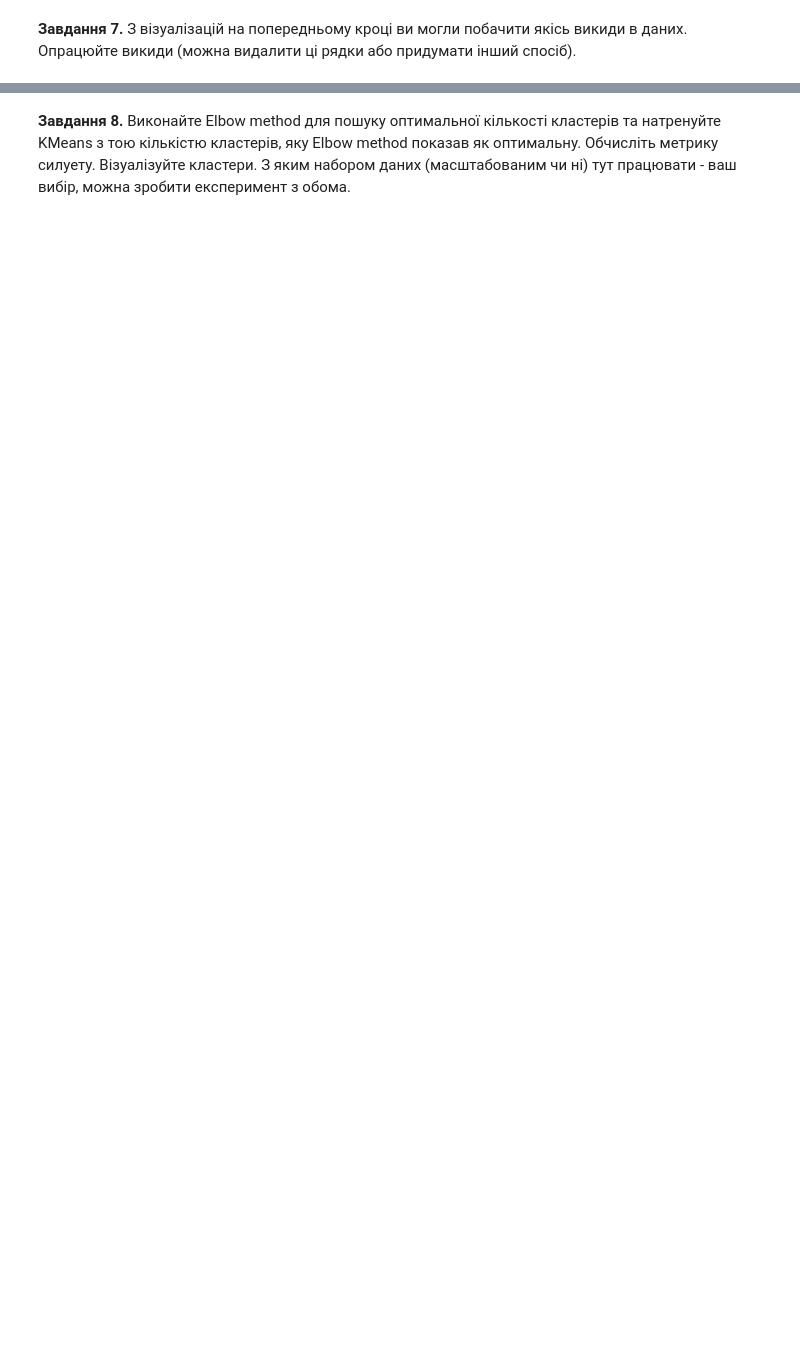
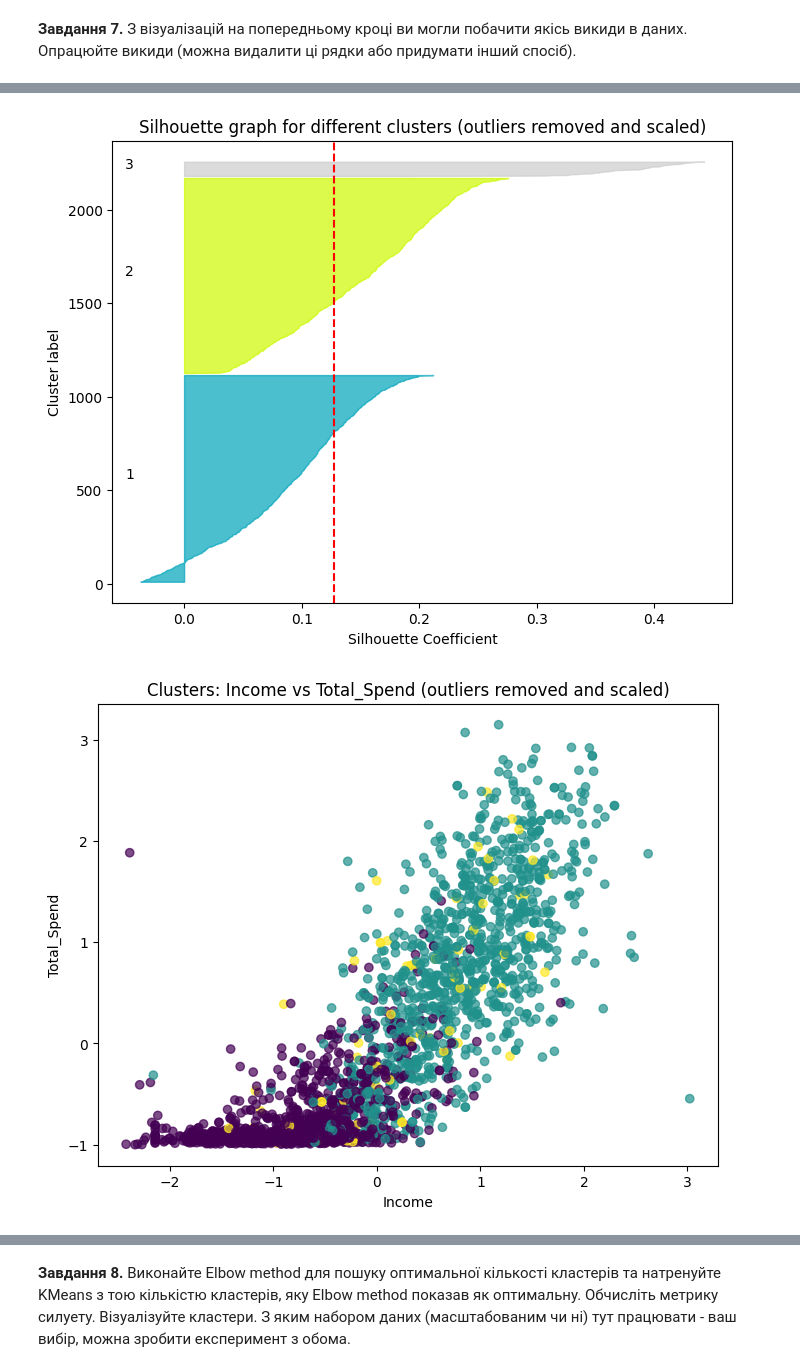
Before and after one commit to Maxstef/data-loves-ml-for-people-course, a Jupyter notebook: notebooks/3_1_clustering/HW_Алгоритми_кластеризації.ipynb, the cells around one changed output, grey strips where cells are left out. Saved outputs shown, nothing was run; the diff lists cells and outputs as text; code cells hidden in the pictures; blank space fills up the shorter version.

```diff
--- a/notebooks/3_1_clustering/HW_Алгоритми_кластеризації.ipynb
+++ b/notebooks/3_1_clustering/HW_Алгоритми_кластеризації.ipynb
@@ -455,0 +565,22 @@ plt.show()
+# %%
+X_no_outliers_model = X_no_outliers.copy()
+
+scaler = StandardScaler()
+
+X_no_outliers_scaled_model_array = scaler.fit_transform(X_no_outliers_model)
+
+X_no_outliers_scaled_model = pd.DataFrame(
+    X_no_outliers_scaled_model_array,
+    columns=X_no_outliers_model.columns,
+    index=X_no_outliers_model.index
+)
+
+kmeans_no_outliers_scaled = KMeans(n_clusters=3, random_state=42, n_init='auto')
+labels_no_outliers_scaled = kmeans_no_outliers_scaled.fit_predict(X_no_outliers_scaled_model)
+X_no_outliers_scaled_model['Cluster'] = labels_no_outliers_scaled
+
+plot_silhouette(X_no_outliers_scaled_model, title='Silhouette graph for different clusters (outliers removed and scaled)')
+plot_2d_scatter_cluster(X_no_outliers_scaled_model, 'Income', 'Total_Spend', title='Clusters: Income vs Total_Spend (outliers removed and scaled)')
+# %% [output]
+[figure, added]
+[figure, added]
```
Also changed, not shown: parts of 23 cells of this notebook.
